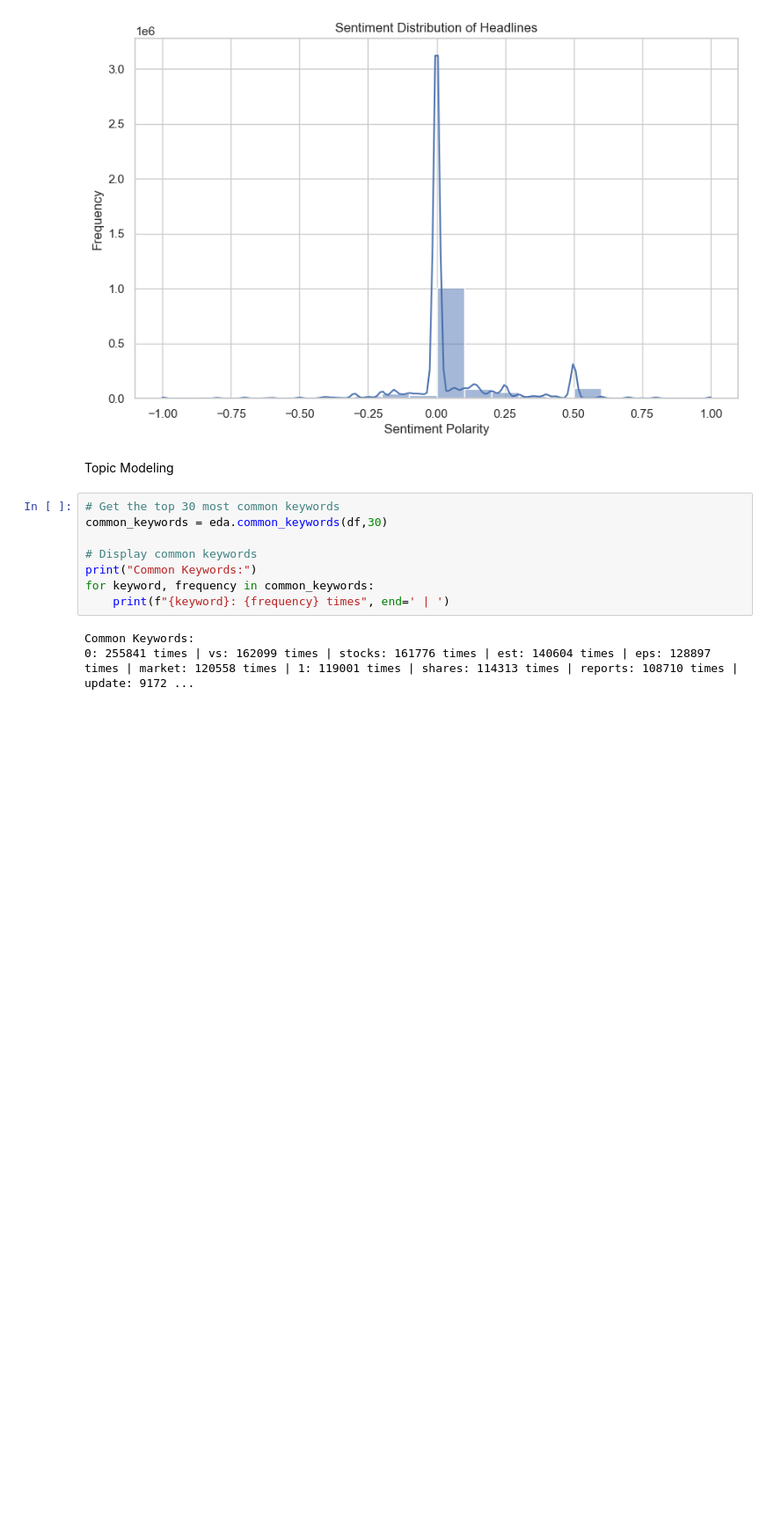
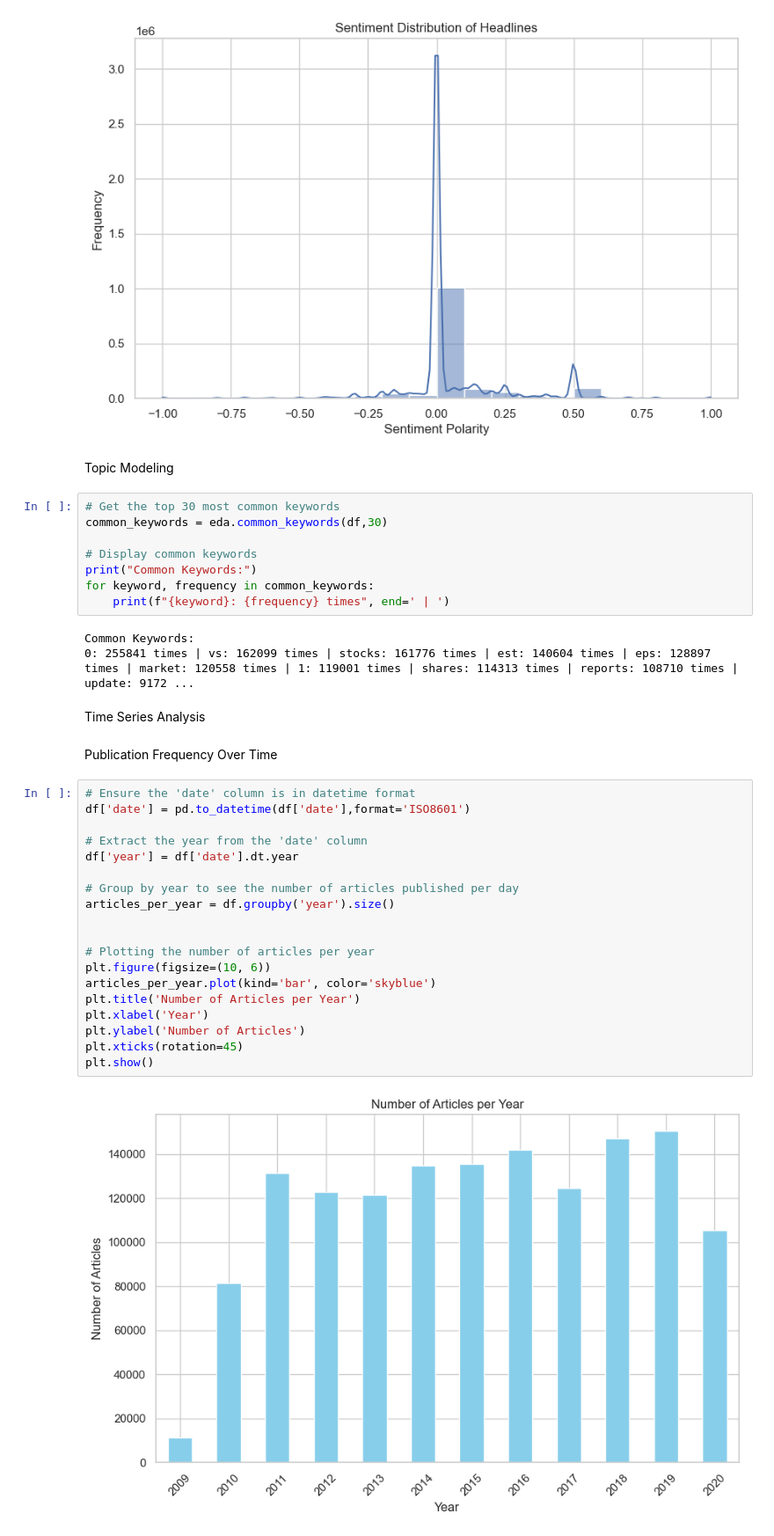
Before and after one commit to YonatanMoges/stock-sentiment-correlation, a Jupyter notebook: notebook/eda.ipynb, the cells around one changed output. Shown at 88% size. Saved outputs shown, nothing was run; the diff lists cells and outputs as text; blank space fills up the shorter version.

Commit message:
Time Series Analysis

```diff
--- a/notebook/eda.ipynb
+++ b/notebook/eda.ipynb
@@ -162,3 +159,28 @@ for keyword, frequency in common_keywords:
 # %% [output]
 Common Keywords:
 0: 255841 times | vs: 162099 times | stocks: 161776 times | est: 140604 times | eps: 128897 times | market: 120558 times | 1: 119001 times | shares: 114313 times | reports: 108710 times | update: 9172 ...
+# %% [markdown]
+Time Series Analysis
+# %% [markdown]
+Publication Frequency Over Time
+# %%
+# Ensure the 'date' column is in datetime format
+df['date'] = pd.to_datetime(df['date'],format='ISO8601')
+
+# Extract the year from the 'date' column
+df['year'] = df['date'].dt.year
+
+# Group by year to see the number of articles published per day
+articles_per_year = df.groupby('year').size()
+
+
+# Plotting the number of articles per year
+plt.figure(figsize=(10, 6))
+articles_per_year.plot(kind='bar', color='skyblue')
+plt.title('Number of Articles per Year')
+plt.xlabel('Year')
+plt.ylabel('Number of Articles')
+plt.xticks(rotation=45)
+plt.show()
+# %% [output]
+[figure, added]
```
Also changed, not shown: parts of 3 cells of this notebook.
